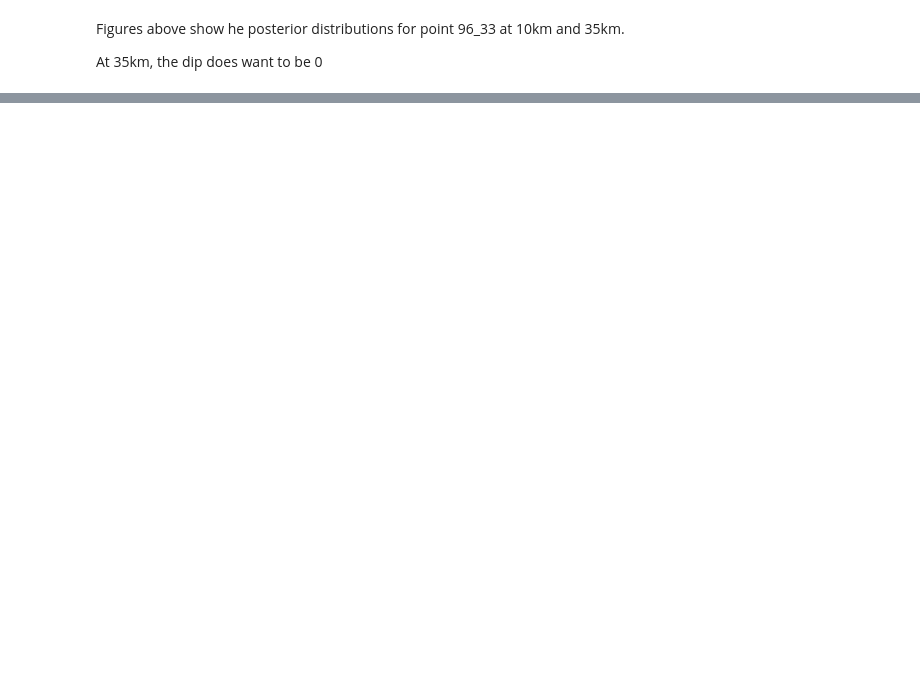
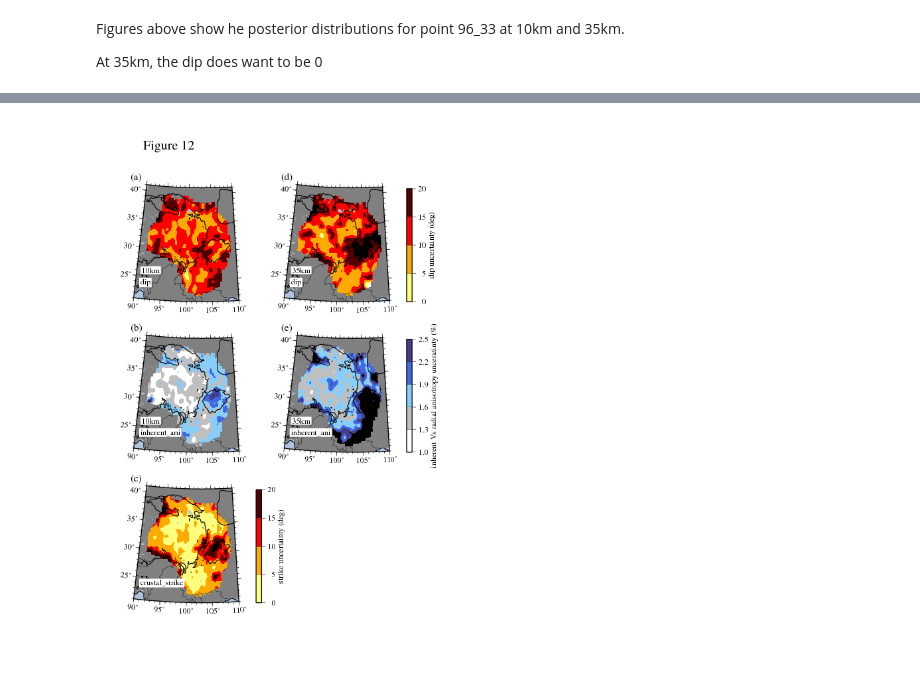
Before and after one commit to jiayixie/jy_prog_janus, a Jupyter notebook: python/Analyze_2layerXYmodel.ipynb, the cells around one changed output, grey strips where cells are left out. Drawn from its saved outputs; the diff is of its cells as text; code cells hidden in the pictures; blank space fills up the shorter version.

```diff
--- a/python/Analyze_2layerXYmodel.ipynb
+++ b/python/Analyze_2layerXYmodel.ipynb
@@ -194,3 +196,7 @@ Image(filename="temp.png")
 Figures above show he posterior distributions for point 96_33 at 10km and 35km.
 
 At 35km, the dip does want to be 0
+# %%
+filenm1 = "/projects/jixi7887/work/YunNanTibet/plot/plot_paper_draft/ps/map_no_merge.ps" # replotted model feature
+filenm2 = "/projects/jixi7887/work/YunNanTibet/plot/plot_paper_draft/ps/map_no_merge_unc.ps"# model feature uncertainty
+filenm3 = "/projects/jixi7887/work/YunNanTibet/plot/plot_paper_draft/ps/map_misfit.ps" # best model misfit
@@ -196,0 +208,5 @@ At 35km, the dip does want to be 0
+# %%
+os.system("convert %s temp.png"%(filenm2))
+Image(filename="temp.png")
+# %% [output]
+[figure, added]
```
Also changed, not shown: parts of 8 cells of this notebook.
